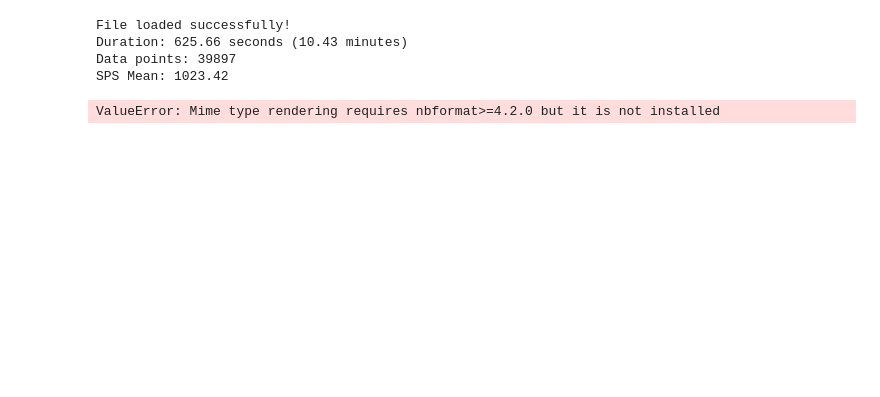
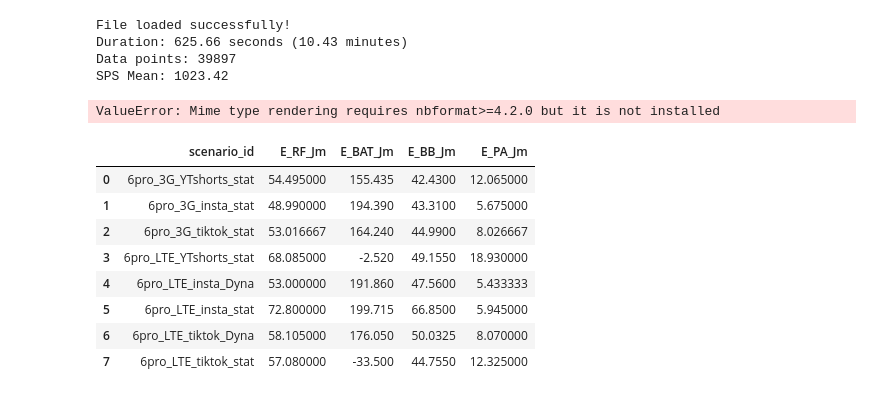
Before and after one commit to ccanela/SIR, a Jupyter notebook: processing_ready.ipynb, the cells around one changed output. Saved outputs shown, nothing was run; the diff lists cells and outputs as text; code cells hidden in the pictures; blank space fills up the shorter version.

Commit message:
added modif to jupyter notebook

```diff
--- a/processing_ready.ipynb
+++ b/processing_ready.ipynb
@@ -747,3 +756,44 @@ ValueError: Mime type rendering requires nbformat>=4.2.0 but it is not installed
 
 #     # Call the function with your preferred method
 # output_file, figure = plot_large_dataset(file_path, downsample_method=plot_method, n_points=5000)
+# %%
+import pandas as pd
+
+# Load your result_df if not done already
+# result_df = pd.read_csv("result_df.csv")
+
+# Add scenario_id column
+# Create scenario_id from the relevant columns
+result_df['scenario_id'] = (
+    result_df['Device'].astype(str).str.strip() + "_" +
+    result_df['RAN Technology'].astype(str).str.strip() + "_" +
+    result_df['Platform'].astype(str).str.strip() + "_" +
+    result_df['Condition'].astype(str).str.strip()
+)
+# Compute average energy values per scenario
+# Clean energy columns just in case
+energy_cols = ['E_RF Jm', 'E_BAT Jm', 'E_BB Jm', 'E_PA Jm']
+result_df[energy_cols] = result_df[energy_cols].apply(pd.to_numeric, errors='coerce')
+
+# Group by scenario_id
+scenario_summary_df = result_df.groupby('scenario_id')[energy_cols].mean().reset_index()
+
+# Optional: rename for clarity
+scenario_summary_df.columns = ['scenario_id', 'E_RF_Jm', 'E_BAT_Jm', 'E_BB_Jm', 'E_PA_Jm']
+
+# Save to CSV for frontend usage
+scenario_summary_df.to_csv("frontend_energy_summary.csv", index=False)
+
+
+# Show preview in notebook
+scenario_summary_df.head(10)
+# %% [output]
+|  | scenario_id | E_RF_Jm | E_BAT_Jm | E_BB_Jm | E_PA_Jm |
+| 0 | 6pro_3G_YTshorts_stat | 54.495000 | 155.435 | 42.4300 | 12.065000 |
+| 1 | 6pro_3G_insta_stat | 48.990000 | 194.390 | 43.3100 | 5.675000 |
+| 2 | 6pro_3G_tiktok_stat | 53.016667 | 164.240 | 44.9900 | 8.026667 |
+| 3 | 6pro_LTE_YTshorts_stat | 68.085000 | -2.520 | 49.1550 | 18.930000 |
+| 4 | 6pro_LTE_insta_Dyna | 53.000000 | 191.860 | 47.5600 | 5.433333 |
+| 5 | 6pro_LTE_insta_stat | 72.800000 | 199.715 | 66.8500 | 5.945000 |
+| 6 | 6pro_LTE_tiktok_Dyna | 58.105000 | 176.050 | 50.0325 | 8.070000 |
+| 7 | 6pro_LTE_tiktok_stat | 57.080000 | -33.500 | 44.7550 | 12.325000 |
```
Also changed, not shown: parts of 1 cell of this notebook.
